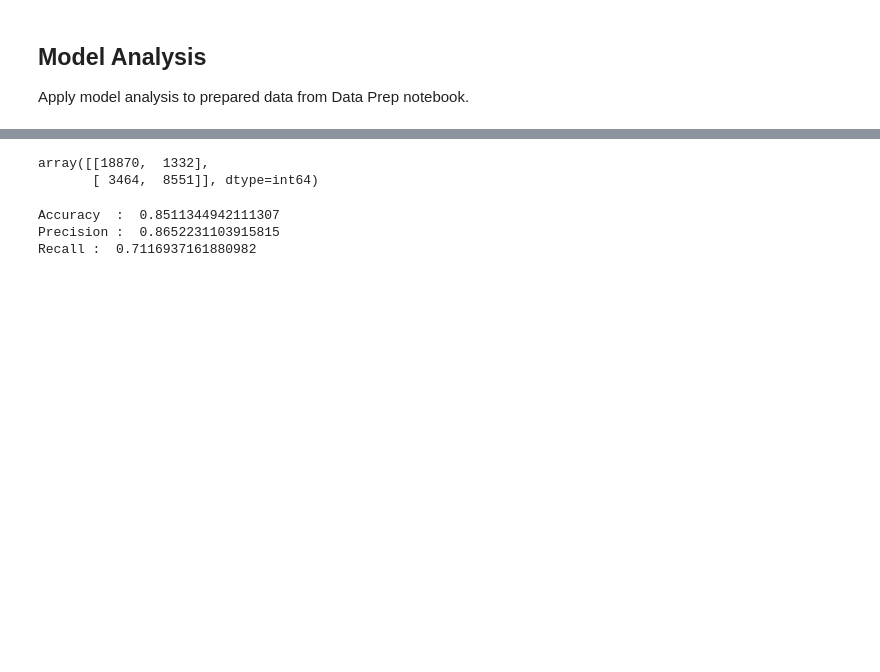
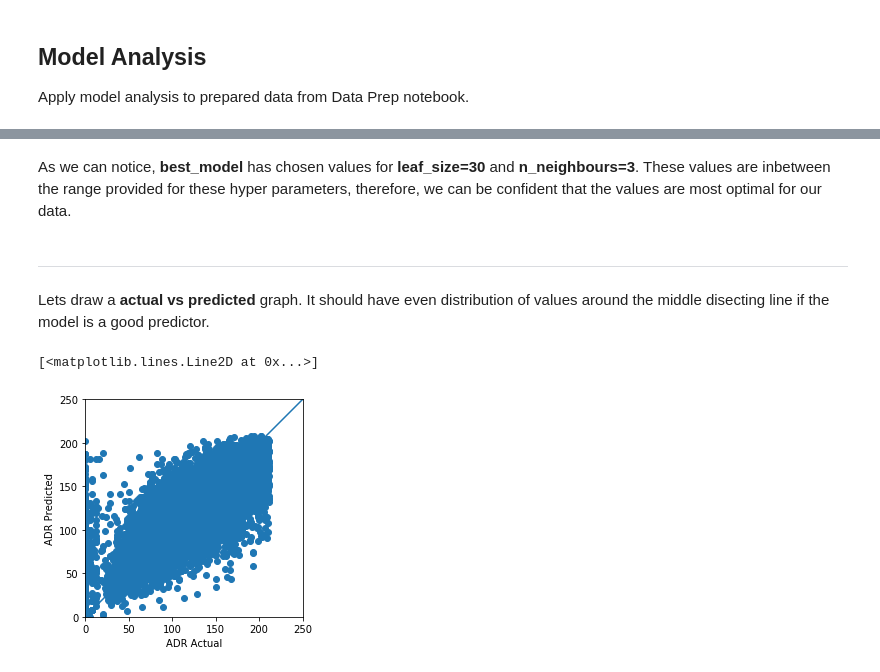
Before and after one commit to sandeepborkartech/ML_HotelPricing, a Jupyter notebook: ML_TEAM_4_Hotel_Model_Analysis_Regression.ipynb, the cells around one changed output, grey strips where cells are left out. Cells and saved outputs as stored; diff of their text form; code cells hidden in the pictures; blank space fills up the shorter version.

```diff
--- a/ML_TEAM_4_Hotel_Model_Analysis_Regression.ipynb
+++ b/ML_TEAM_4_Hotel_Model_Analysis_Regression.ipynb
@@ -335,0 +201,16 @@ reg_pip = Pipeline([
+# %%
+X_train_norm_reg_kbest = pd.read_pickle('X_train_norm_reg_kbest.pkl')
+X_test_norm_reg_kbest = pd.read_pickle('X_test_norm_reg_kbest.pkl')
+y_train_reg = pd.read_pickle('y_train_reg.pkl')
+y_test_reg = pd.read_pickle('y_test_reg.pkl')
+
+knr = KNeighborsRegressor(n_neighbors=3, n_jobs=6)
+knr_params = { "n_neighbors": [1,2,3,4,5], "leaf_size": [25, 30, 35], "p": [1, 2]}
+
+grid = GridSearchCV(estimator = knr, param_grid = knr_params, cv = 3)
+
+best_model = grid.fit(X_train_norm_reg_kbest, y_train_reg)
+
+y_predict = best_model.predict(X_test_norm_reg_kbest)
+result = show_regression_scores(y_test_reg, y_predict)
+print(result)
@@ -465,24 +235,19 @@ RandomForestClassifier(bootstrap=True, class_weight=None, criterion='gini',
-# %%
-from sklearn.metrics import confusion_matrix
-from sklearn.metrics import classification_report
-from sklearn.metrics import accuracy_score
-from sklearn.metrics import precision_score
-from sklearn.metrics import recall_score
-from sklearn.metrics import f1_score
-from sklearn import metrics
-
-
-y_pred = logreg.predict(X_test_norm_clf_pca)
-type(y_pred)
-confusion_matrix( y_test_clf, y_pred)
-# %% [output]
-array([[18870,  1332],
-       [ 3464,  8551]], dtype=int64)
-# %%
-print("Accuracy  : ", accuracy_score(y_test_clf, y_pred))
-print("Precision : ", precision_score(y_test_clf, y_pred))
-print("Recall : ", recall_score(y_test_clf, y_pred))
-# %% [output]
-Accuracy  :  0.8511344942111307
-Precision :  0.8652231103915815
-Recall :  0.7116937161880982
+# %% [markdown]
+As we can notice, __best_model__ has chosen values for __leaf_size=30__ and __n_neighbours=3__. These values are inbetween the range provided for these hyper parameters, therefore, we can be confident that the values are most optimal for our data.
+# %% [markdown]
+<hr>
+# %% [markdown]
+Lets draw a __actual vs predicted__ graph. It should have even distribution of values around the middle disecting line if the model is a good predictor.
+# %%
+plt.figure(figsize=(20,4))
+plt.axes(aspect='equal')
+plt.scatter(y_test_reg, y_predict)
+plt.xlabel('ADR Actual')
+plt.ylabel('ADR Predicted')
+lims = [0, 250]
+plt.xlim(lims)
+plt.ylim(lims)
+plt.plot(lims, lims)
+# %% [output]
+[<matplotlib.lines.Line2D at 0x...>]
+[figure, added]
```
Also changed, not shown: parts of 28 cells of this notebook.
